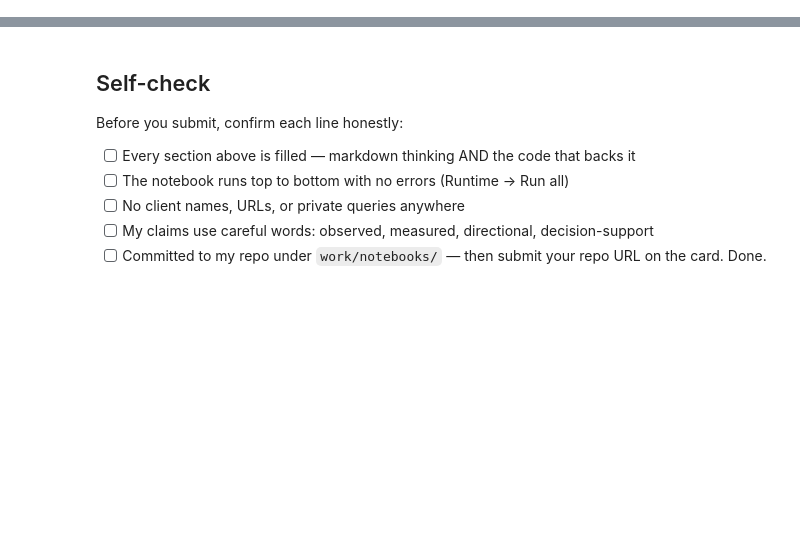
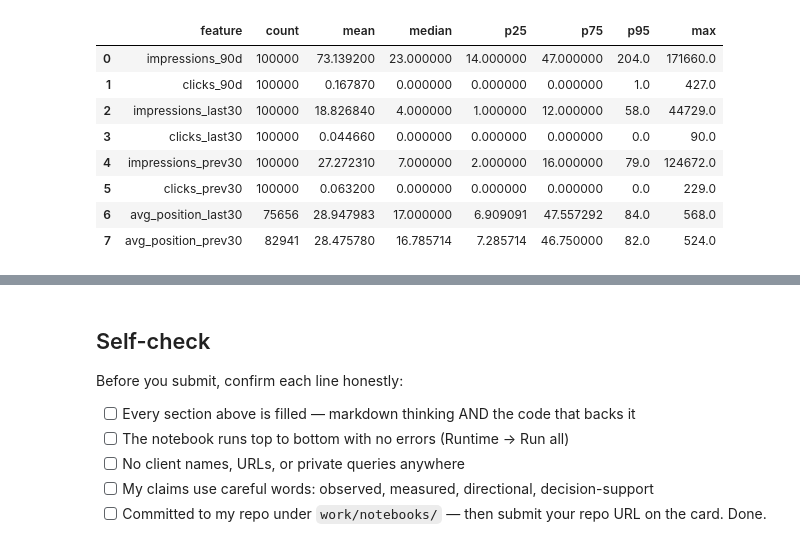
Before and after one commit to MohammadAqaNoori/flyrank-ml-internship, a Jupyter notebook: work/notebooks/w04_signal_audit.ipynb, the cells around one changed output, grey strips where cells are left out. Cells and saved outputs as stored; diff of their text form; code cells hidden in the pictures; blank space fills up the shorter version.

```diff
--- a/work/notebooks/w04_signal_audit.ipynb
+++ b/work/notebooks/w04_signal_audit.ipynb
@@ -36,0 +51,48 @@ This skeleton is yours to fill. Work the sections **in order** — each one has
+# %%
+# ML-06 — Section 1: Distributions
+
+distribution_cols = [
+    "impressions_90d",
+    "clicks_90d",
+    "impressions_last30",
+    "clicks_last30",
+    "impressions_prev30",
+    "clicks_prev30",
+    "avg_position_last30",
+    "avg_position_prev30",
+]
+
+available_distribution_cols = [
+    col for col in distribution_cols
+    if col in query_df.columns
+]
+
+distribution_rows = []
+
+for col in available_distribution_cols:
+    values = pd.to_numeric(query_df[col], errors="coerce").dropna()
+
+    distribution_rows.append({
+        "feature": col,
+        "count": len(values),
+        "mean": values.mean(),
+        "median": values.median(),
+        "p25": values.quantile(0.25),
+        "p75": values.quantile(0.75),
+        "p95": values.quantile(0.95),
+        "max": values.max(),
+    })
+
+distribution_summary = pd.DataFrame(distribution_rows)
+
+display(distribution_summary)
+# %% [output]
+|  | feature | count | mean | median | p25 | p75 | p95 | max |
+| 0 | impressions_90d | 100000 | 73.139200 | 23.000000 | 14.000000 | 47.000000 | 204.0 | 171660.0 |
+| 1 | clicks_90d | 100000 | 0.167870 | 0.000000 | 0.000000 | 0.000000 | 1.0 | 427.0 |
+| 2 | impressions_last30 | 100000 | 18.826840 | 4.000000 | 1.000000 | 12.000000 | 58.0 | 44729.0 |
+| 3 | clicks_last30 | 100000 | 0.044660 | 0.000000 | 0.000000 | 0.000000 | 0.0 | 90.0 |
+| 4 | impressions_prev30 | 100000 | 27.272310 | 7.000000 | 2.000000 | 16.000000 | 79.0 | 124672.0 |
+| 5 | clicks_prev30 | 100000 | 0.063200 | 0.000000 | 0.000000 | 0.000000 | 0.0 | 229.0 |
+| 6 | avg_position_last30 | 75656 | 28.947983 | 17.000000 | 6.909091 | 47.557292 | 84.0 | 568.0 |
+| 7 | avg_position_prev30 | 82941 | 28.475780 | 16.785714 | 7.285714 | 46.750000 | 82.0 | 524.0 |
```
Also changed, not shown: parts of 22 cells of this notebook.
